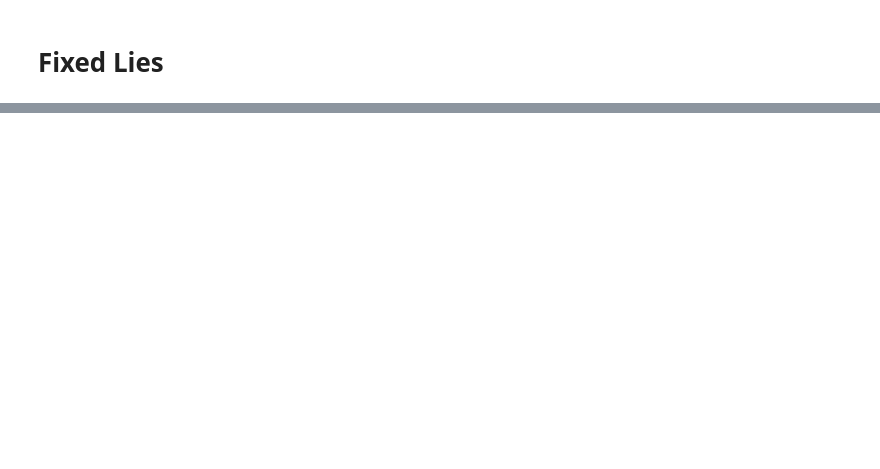
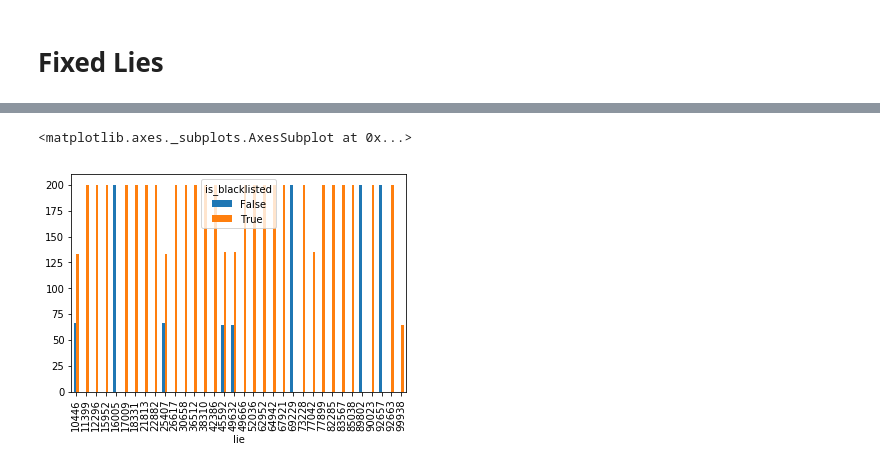
Before and after one commit to isabella232/student_19_proof-of-loc, a Jupyter notebook: python_graphs/Fixed_Lies.ipynb, the cells around one changed output, grey strips where cells are left out. Drawn from its saved outputs; the diff is of its cells as text; code cells hidden in the pictures; blank space fills up the shorter version.

Commit message:
graphs

```diff
--- a/python_graphs/Fixed_Lies.ipynb
+++ b/python_graphs/Fixed_Lies.ipynb
@@ -42,0 +50,2 @@ grouped_by_node.sort_values(by="nb_situations", ascending=False)
+# %%
+lie_effects = data[["lie", "is_blacklisted"]][data["lie"] > 0]
@@ -42,0 +93,2 @@ grouped_by_node.sort_values(by="nb_situations", ascending=False)
+# %%
+bl_by_lie = lie_effects.groupby(['lie', 'is_blacklisted']).size().unstack(fill_value=0).reset_index().sort_values(by="lie")
@@ -42,0 +115,5 @@ grouped_by_node.sort_values(by="nb_situations", ascending=False)
+# %%
+bl_by_lie.plot(kind="bar", x="lie")
+# %% [output]
+<matplotlib.axes._subplots.AxesSubplot at 0x...>
+[figure, added]
```
Also changed, not shown: parts of 6 cells of this notebook, 3 other files.
